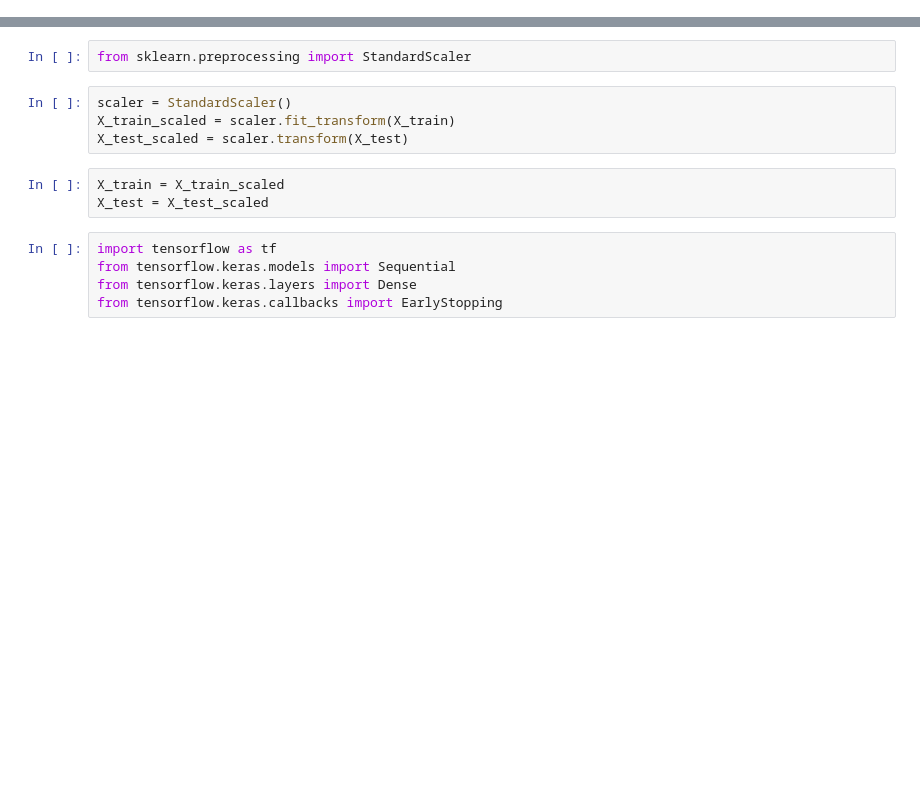
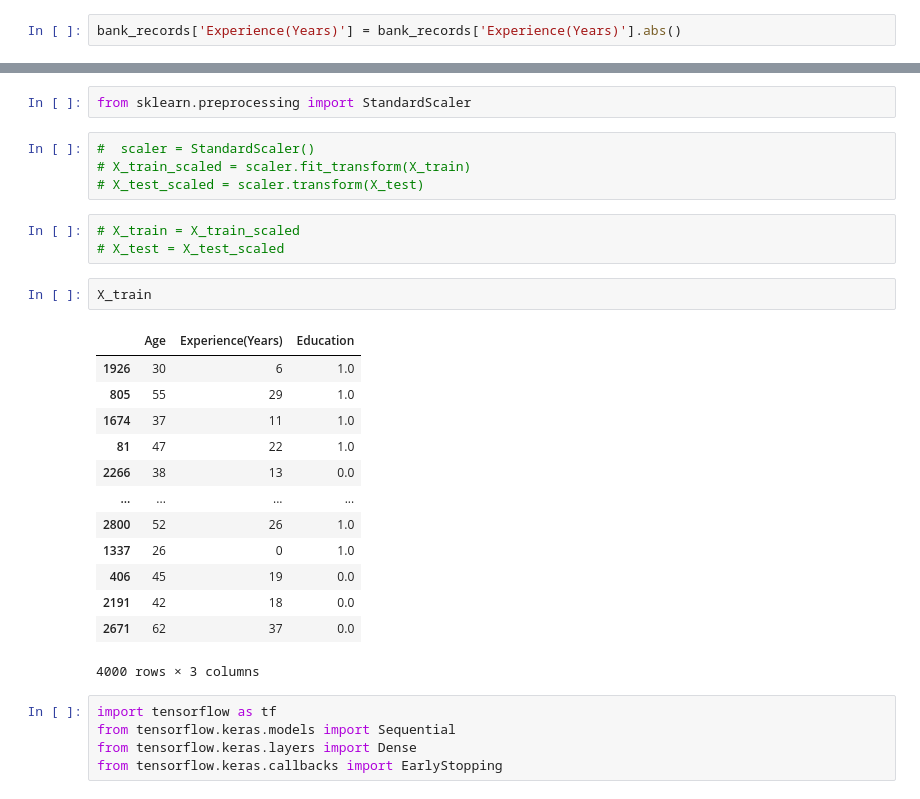
Before and after one commit to ThBrasilDaCosta/CA2-ML-Neural-Semantic, a Jupyter notebook: ThiagoCosta_ML_CA2.ipynb, the cells around one changed output, grey strips where cells are left out. Cells and saved outputs as stored; diff of their text form; blank space fills up the shorter version.

```diff
--- a/ThiagoCosta_ML_CA2.ipynb
+++ b/ThiagoCosta_ML_CA2.ipynb
@@ -163,3 +163,5 @@ bank_records['Experience(Years)'].unique()
 array([ 1, 19, 15,  9,  8, 13, 27, 24, 10, 39,  5, 23, 32, 41, 30, 14, 18,
        21, 28, 31, 11, 16, 20, 35,  6, 25,  7, 12, 26, 37, 17,  2, 36, 29,
         3, 22, -1, 34,  0, 38, 40, 33,  4, -2, 42, -3, 43], dtype=int64)
+# %%
+bank_records['Experience(Years)'] = bank_records['Experience(Years)'].abs()
@@ -251,12 +259,28 @@ y_test.shape
 # %%
 from sklearn.preprocessing import StandardScaler
 # %%
-scaler = StandardScaler()
-X_train_scaled = scaler.fit_transform(X_train)
-X_test_scaled = scaler.transform(X_test)
+#  scaler = StandardScaler()
+# X_train_scaled = scaler.fit_transform(X_train)
+# X_test_scaled = scaler.transform(X_test)
 # %%
-X_train = X_train_scaled
-X_test = X_test_scaled
+# X_train = X_train_scaled
+# X_test = X_test_scaled
+# %%
+X_train
+# %% [output]
+|  | Age | Experience(Years) | Education |
+| 1926 | 30 | 6 | 1.0 |
+| 805 | 55 | 29 | 1.0 |
+| 1674 | 37 | 11 | 1.0 |
+| 81 | 47 | 22 | 1.0 |
+| 2266 | 38 | 13 | 0.0 |
+| ... | ... | ... | ... |
+| 2800 | 52 | 26 | 1.0 |
+| 1337 | 26 | 0 | 1.0 |
+| 406 | 45 | 19 | 0.0 |
+| 2191 | 42 | 18 | 0.0 |
+| 2671 | 62 | 37 | 0.0 |
+4000 rows × 3 columns
 # %%
 import tensorflow as tf
 from tensorflow.keras.models import Sequential
```
Also changed, not shown: parts of 4 cells of this notebook.
